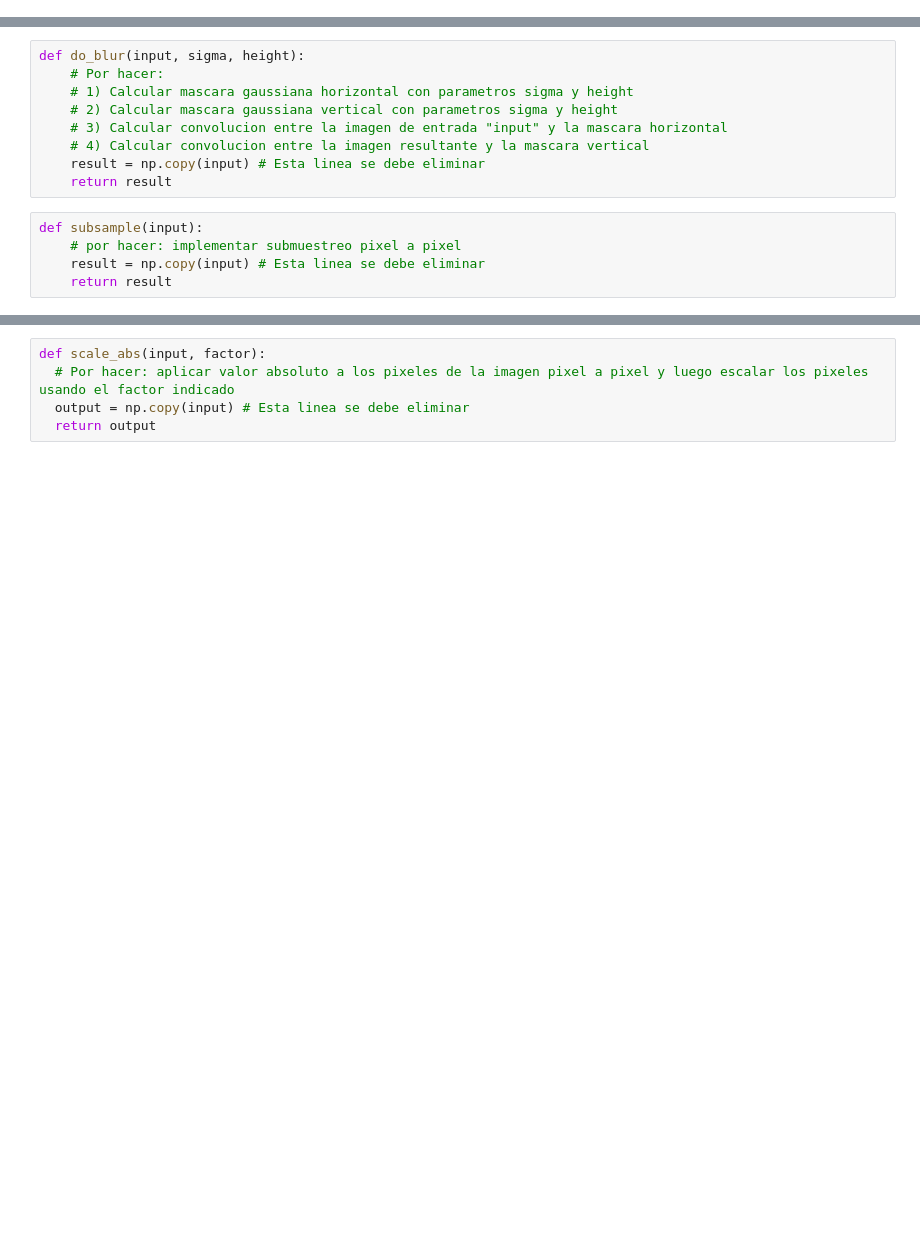
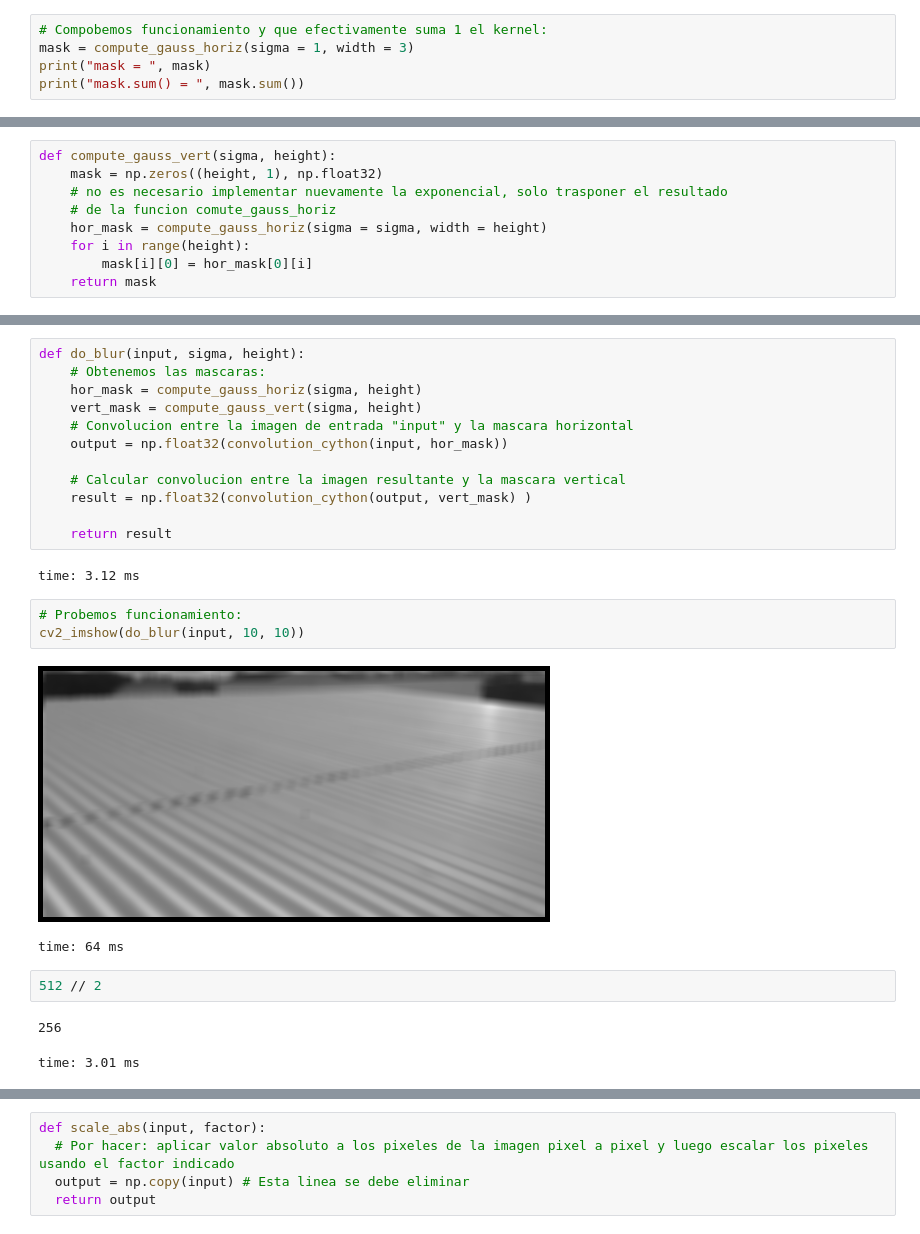
Before and after one commit to Diego-II/Procesamiento-Avanzado-de-Imagenes, a Jupyter notebook: Tarea1/tarea1_alumnos_cython_convolution.ipynb, the cells around one changed output, grey strips where cells are left out. Drawn from its saved outputs; the diff is of its cells as text; blank space fills up the shorter version.

```diff
--- a/Tarea1/tarea1_alumnos_cython_convolution.ipynb
+++ b/Tarea1/tarea1_alumnos_cython_convolution.ipynb
@@ -146,0 +170,5 @@ def compute_gauss_vert(sigma, height):
+# %%
+# Compobemos funcionamiento y que efectivamente suma 1 el kernel:
+mask = compute_gauss_horiz(sigma = 1, width = 3)
+print("mask = ", mask)
+print("mask.sum() = ", mask.sum())
@@ -146,0 +179,9 @@ def compute_gauss_vert(sigma, height):
+# %%
+def compute_gauss_vert(sigma, height):
+	mask = np.zeros((height, 1), np.float32)
+	# no es necesario implementar nuevamente la exponencial, solo trasponer el resultado
+	# de la funcion comute_gauss_horiz
+	hor_mask = compute_gauss_horiz(sigma = sigma, width = height)
+	for i in range(height):
+		mask[i][0] = hor_mask[0][i]
+	return mask
@@ -147,14 +202,25 @@ def compute_gauss_vert(sigma, height):
 # %%
 def do_blur(input, sigma, height):
-	# Por hacer:
-	# 1) Calcular mascara gaussiana horizontal con parametros sigma y height
-	# 2) Calcular mascara gaussiana vertical con parametros sigma y height
-	# 3) Calcular convolucion entre la imagen de entrada "input" y la mascara horizontal
-	# 4) Calcular convolucion entre la imagen resultante y la mascara vertical
-	result = np.copy(input) # Esta linea se debe eliminar
+	# Obtenemos las mascaras:
+	hor_mask = compute_gauss_horiz(sigma, height)
+	vert_mask = compute_gauss_vert(sigma, height)
+	# Convolucion entre la imagen de entrada "input" y la mascara horizontal
+	output = np.float32(convolution_cython(input, hor_mask))
+
+	# Calcular convolucion entre la imagen resultante y la mascara vertical
+	result = np.float32(convolution_cython(output, vert_mask) )
+
 	return result
+# %% [output]
+time: 3.12 ms
-# %%
-def subsample(input):
-	# por hacer: implementar submuestreo pixel a pixel
-	result = np.copy(input) # Esta linea se debe eliminar
-	return result
+# %%
+# Probemos funcionamiento:
+cv2_imshow(do_blur(input, 10, 10))
+# %% [output]
+[figure, added]
+time: 64 ms
+# %%
+512 // 2
+# %% [output]
+256
+time: 3.01 ms
```
Also changed, not shown: parts of 31 cells of this notebook.
